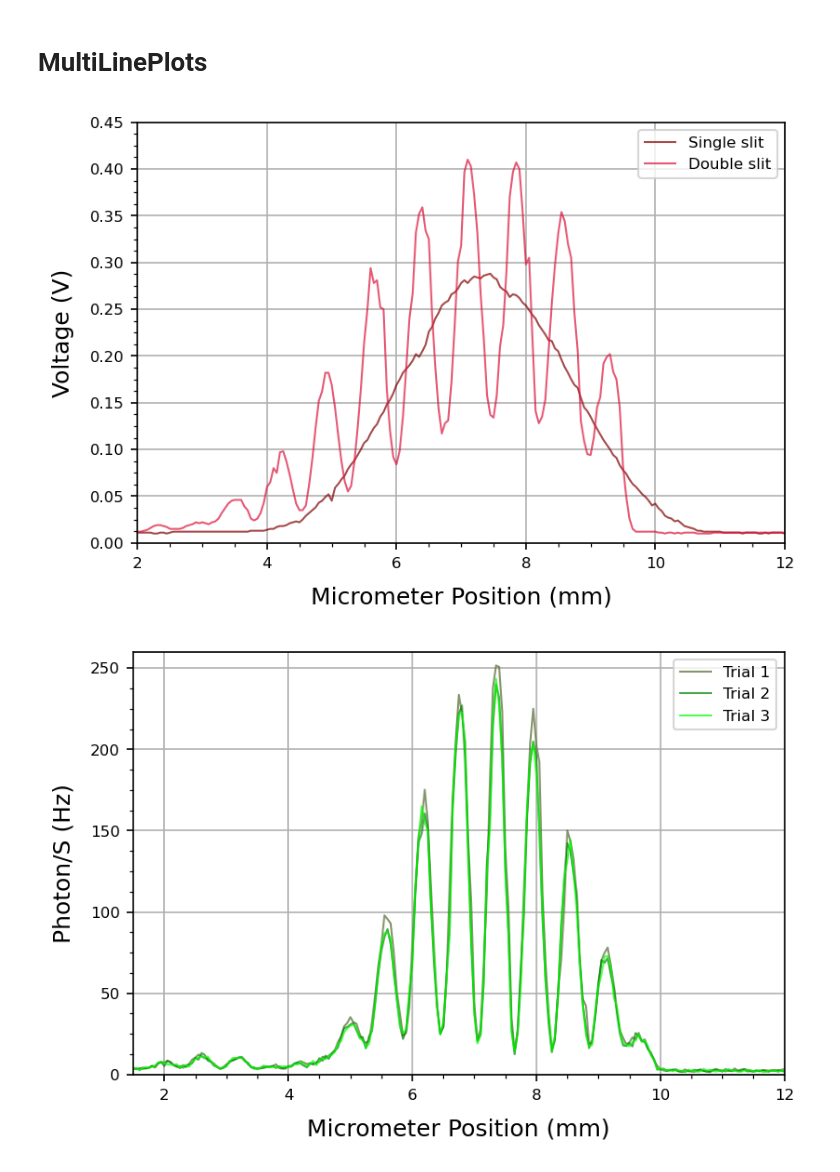
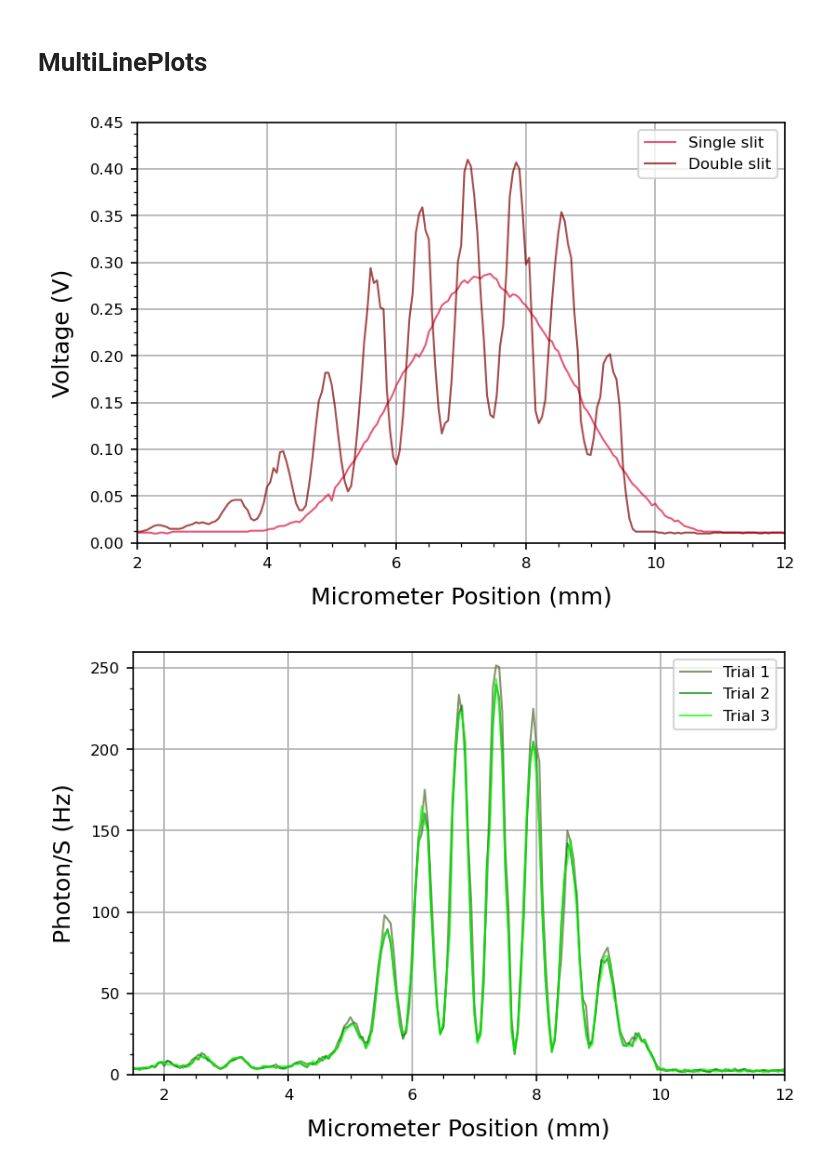
Before and after one commit to parallax-xallaraq/PHSX616, a Jupyter notebook: Lab1 - Two Slit Interference/Code/BasicDataPlotting.ipynb, the cells around one changed output. Cells and saved outputs as stored; diff of their text form; code cells hidden in the pictures.

```diff
--- a/Lab1 - Two Slit Interference/Code/BasicDataPlotting.ipynb
+++ b/Lab1 - Two Slit Interference/Code/BasicDataPlotting.ipynb
@@ -17,7 +17,8 @@ filenames: dict[str,str] = {
    'Laser 2s'   : path_data + '2-Slit Interference Lab - Laser Interference Pattern (fine)-8_24_23.csv',
    'Bulb 2s t1' : path_data + '2-Slit Interference Lab - Bulb Interference Pattern-8_31_23.csv',
    'Bulb 2s t2' : path_data + '2-Slit Interference Lab - Bulb Interference Pattern 2.csv',
-   'Bulb 2s t3' : path_data + '2-Slit Interference Lab - Bulb Interference Pattern 3.csv'
+   'Bulb 2s t3' : path_data + '2-Slit Interference Lab - Bulb Interference Pattern 3.csv',
+   'Bulb 1s'    : path_data + '2-Slit Interference Lab - Bulb Single Slit-9_19_23.csv'
 } # s==slit, t==trial
 # %%
 def UnpackTable(fname: str) -> dict[str,np.array] :
@@ -138,30 +155,30 @@ print(max(tables['Bulb 2s t3']['Photon/S (Hz)']))
 # %%
 myplt.PlotMultiXY(
     x = [
             tables['Laser 1s']['Micrometer Position (mm)'] + 1.5,
             tables['Laser 2s']['Micrometer Position (mm)']
         ],
     y = [
             tables['Laser 1s']['Voltage (V)'],
             tables['Laser 2s']['Voltage (V)']
         ],
     xlab = 'Micrometer Position (mm)',
     ylab = 'Voltage (V)',
     color = [
-                'maroon', 'crimson'
+                'crimson', 'maroon'
             ],
     linestyle = [
         '-', '-'
     ],
     legend = [
         'Single slit', 'Double slit'
     ],
     xlim = [2,12],
     ylim = [0,0.45],
     fileName = path_fig + 'Laser1s2s.png'
 )
 # %% [output]
-[figure, old version]
+[figure, new version]
 # %%
 myplt.PlotMultiXY(
     x = [
```
Also changed, not shown: parts of 5 cells of this notebook, 7 other files.
